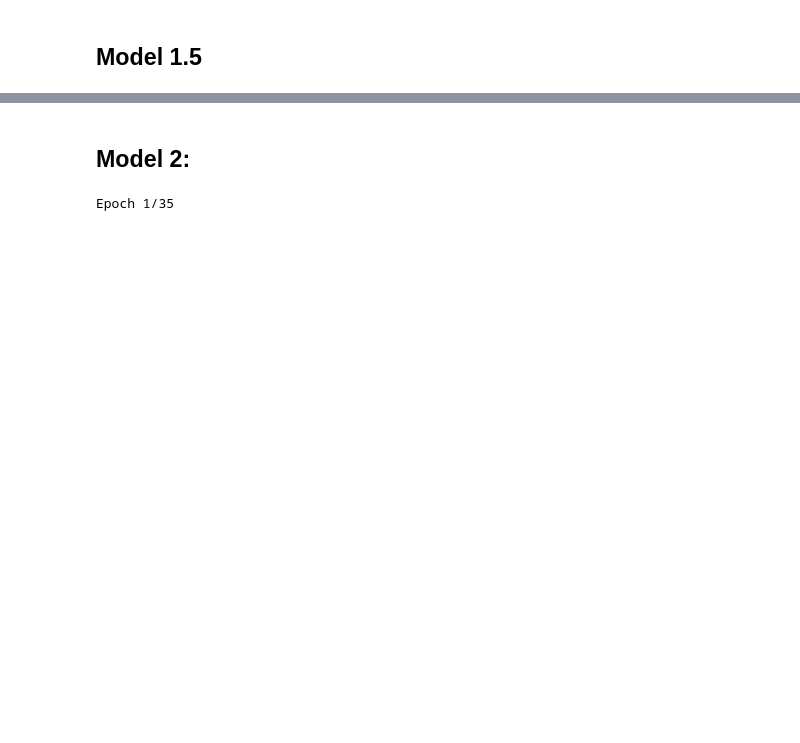
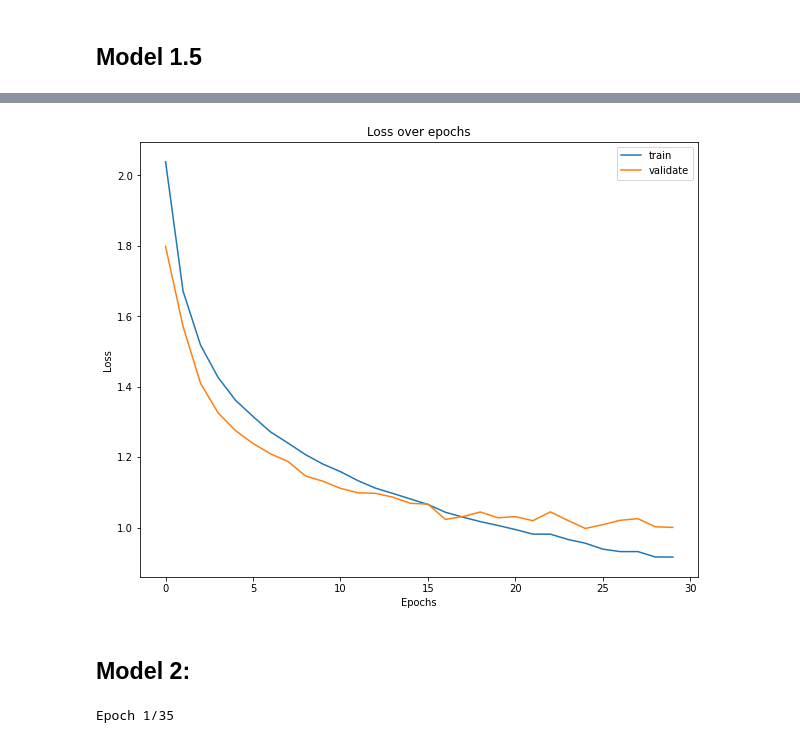
Before and after one commit to saakethkoka/ML-Lab6-CNN, a Jupyter notebook: main.ipynb, the cells around one changed output, grey strips where cells are left out. Cells and saved outputs as stored; diff of their text form; code cells hidden in the pictures; blank space fills up the shorter version.

```diff
--- a/main.ipynb
+++ b/main.ipynb
@@ -100,19 +114,21 @@ plot_history(history1)
 # %% [markdown]
 ## Model 1.5
 # %%
-datagen = ImageDataGenerator()
+datagen = ImageDataGenerator(rotation_range=5)
 datagen.fit(X_train)
-
 input = tf.keras.Input(shape=(32, 32, 3))
 normalized_input = tf.keras.layers.experimental.preprocessing.Rescaling(1./255)(input)
-x = tf.keras.layers.Conv2D(256, (3, 3), activation='relu')(normalized_input)
+x = tf.keras.layers.Conv2D(64, (3, 3), activation='relu')(normalized_input)
+x = tf.keras.layers.Dropout(0.2)(x)
 x = tf.keras.layers.MaxPooling2D((2, 2))(x)
-
 dense = tf.keras.layers.Flatten()(x)
 dense = tf.keras.layers.Dense(64, activation='relu')(dense)
+dense = tf.keras.layers.Dropout(0.2)(dense)
+dense = tf.keras.layers.Dense(16, activation='relu')(dense)
 output = tf.keras.layers.Dense(10, activation='softmax')(dense)
-model1 = tf.keras.Model(inputs=input, outputs=output)
+model1_5 = tf.keras.Model(inputs=input, outputs=output)
 
-model1.compile(optimizer='adam', loss='sparse_categorical_crossentropy', metrics=['accuracy'])
+model1_5.compile(optimizer='adam', loss='sparse_categorical_crossentropy', metrics=['accuracy'])
 
-history1 = model1.fit(datagen.flow(X_train, y_train, batch_size=32), epochs=10, validation_data=(X_val, y_val))
+
+history1_5 = model1_5.fit(datagen.flow(X_train, y_train, batch_size=256), epochs=30, validation_data=(X_val, y_val))
@@ -119,5 +153,7 @@ history1 = model1.fit(datagen.flow(X_train, y_train, batch_size=32), epochs=10,
 # %%
-plot_history(history1)
+plot_history(history1_5)
+# %% [output]
+[figure, added]
 # %% [markdown]
 ## Model 2:
 # %%
```
Also changed, not shown: parts of 8 cells of this notebook.
